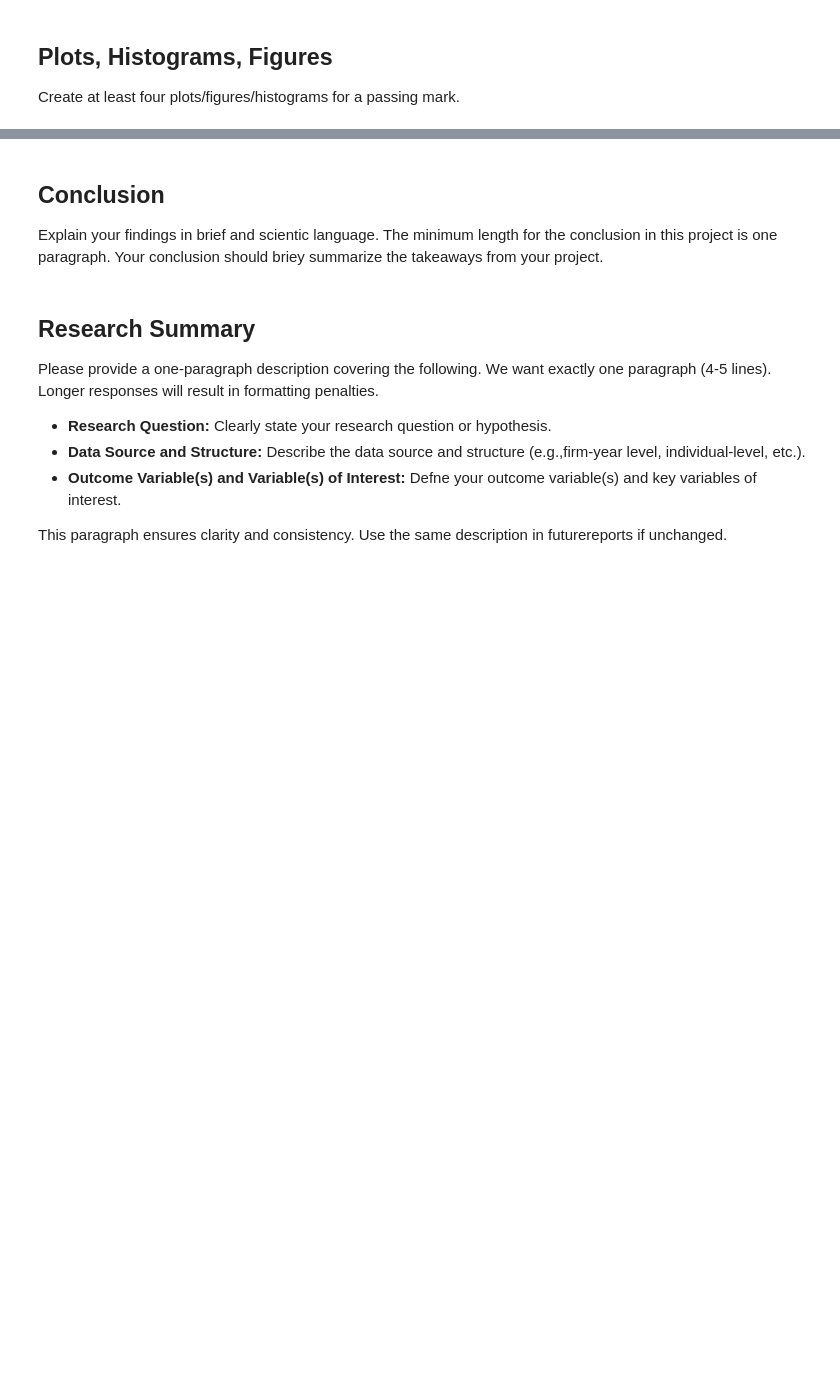
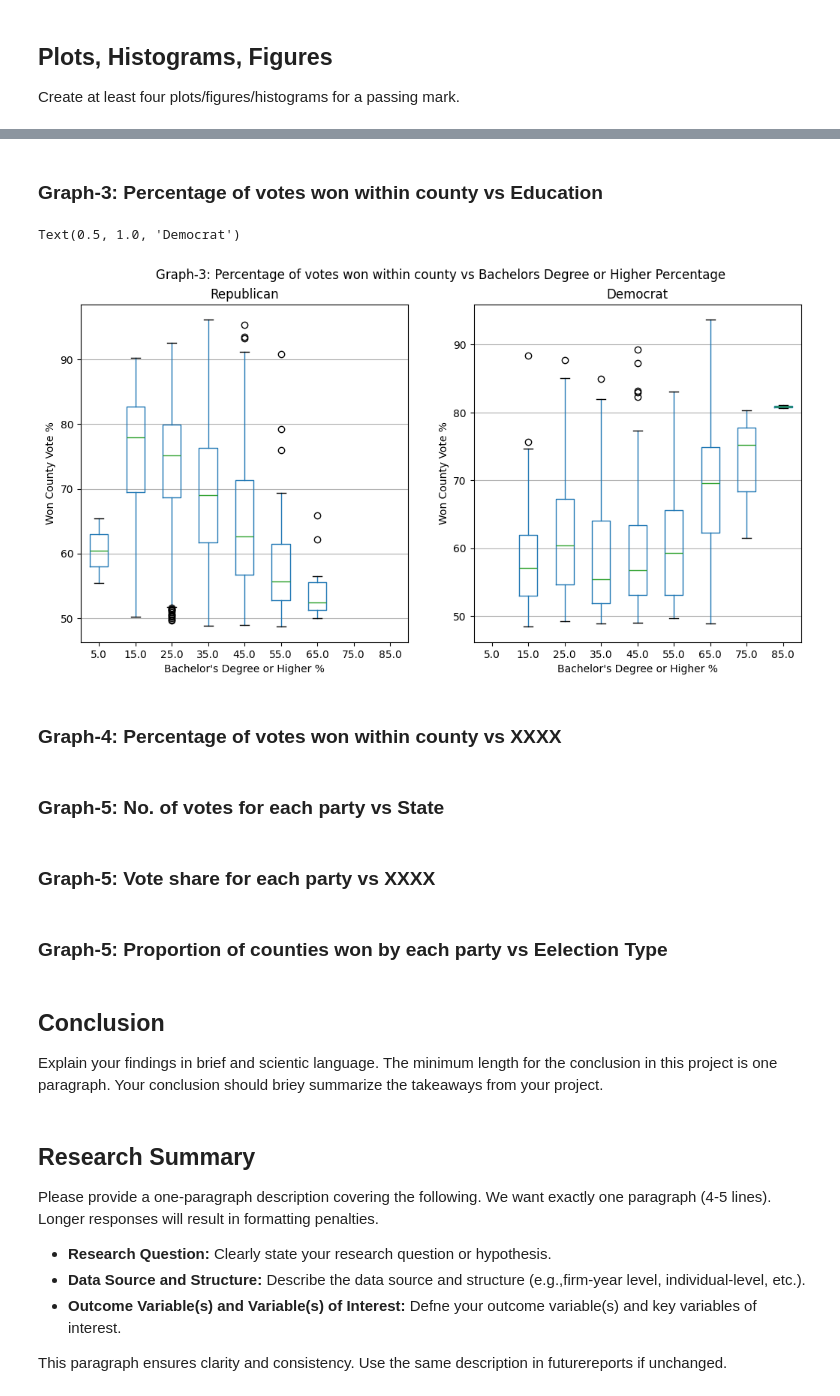
Before and after one commit to ECO225-W2025/eco225-project-code-marcus214, a Jupyter notebook: Project-One.ipynb, the cells around one changed output, grey strips where cells are left out. Saved outputs shown, nothing was run; the diff lists cells and outputs as text; code cells hidden in the pictures; blank space fills up the shorter version.

```diff
--- a/Project-One.ipynb
+++ b/Project-One.ipynb
@@ -129,3 +281,43 @@ ax.bar_label(ax.containers[0])
+# %% [markdown]
+### Graph-3: Percentage of votes won within county vs Education
+# %%
+# Graph-3: Percentage of votes won within county vs Education
+fig, ax = plt.subplots(1, 2, figsize=(12, 6))
+
+# select columns to be ploted
+data_df = final_df[["Degree_Or_Higher_Percentage", "Vote_Percentage", "party"]]
+
+# group Education attainment in range
+education_bins = np.arange(0, 100, 10)
+g2_df = data_df.copy()
+g2_df['EducationGroup'] = pd.cut(data_df["Degree_Or_Higher_Percentage"], bins=education_bins)
+g2_df['EducationGroupMid'] = g2_df['EducationGroup'].apply(lambda x: x.mid)
+rep_df = g2_df[g2_df['party']=='Republican'].copy()
+rep_df.boxplot(by='EducationGroupMid', column =['Vote_Percentage'], ax=ax[0], grid = False)
+dem_df = g2_df[g2_df['party']=='Democrat'].copy()
+dem_df.boxplot(by='EducationGroupMid', column =['Vote_Percentage'], ax=ax[1], grid = False)
+
+
+fig.suptitle("Graph-3: Percentage of votes won within county vs Bachelors Degree or Higher Percentage")
+ax[0].grid(axis='y')
+ax[0].set_xlabel("Bachelor's Degree or Higher %")
+ax[0].set_ylabel('Won County Vote %')
+ax[0].set_title("Republican")
+ax[1].grid(axis='y')
+ax[1].set_xlabel("Bachelor's Degree or Higher %")
+ax[1].set_ylabel('Won County Vote %')
+ax[1].set_title("Democrat")
+# %% [output]
+Text(0.5, 1.0, 'Democrat')
+[figure, added]
+# %% [markdown]
+### Graph-4: Percentage of votes won within county vs XXXX
+# %% [markdown]
+### Graph-5: No. of votes for each party vs State
+# %% [markdown]
+### Graph-5: Vote share for each party vs XXXX
+# %% [markdown]
+### Graph-5: Proportion of counties won by each party vs Eelection Type
 # %% [markdown]
 ## Conclusion
 Explain your findings in brief and scientic language. The minimum length for the conclusion in this project is one paragraph. Your
```
Also changed, not shown: parts of 18 cells of this notebook.
